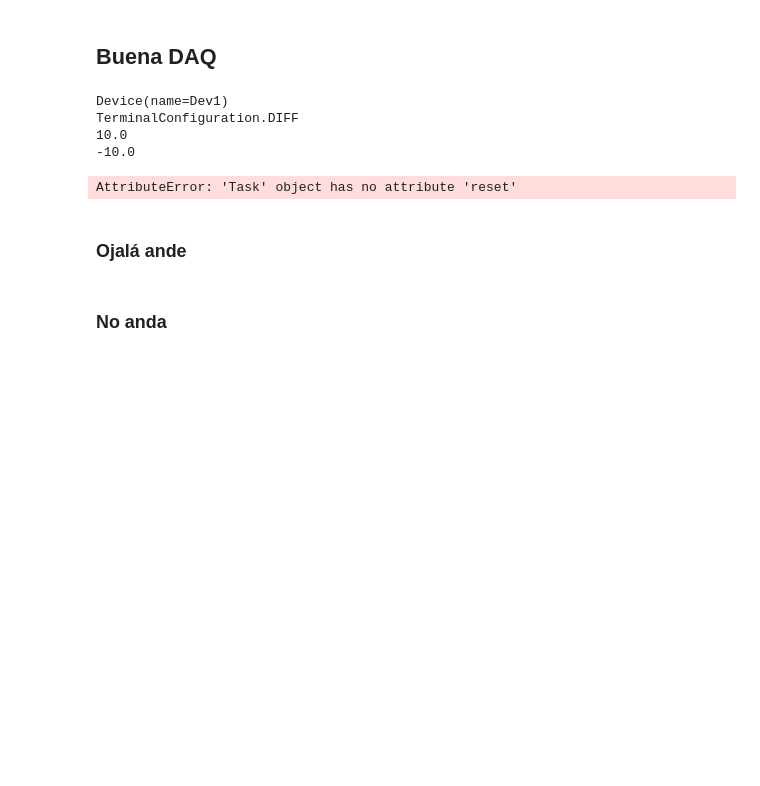
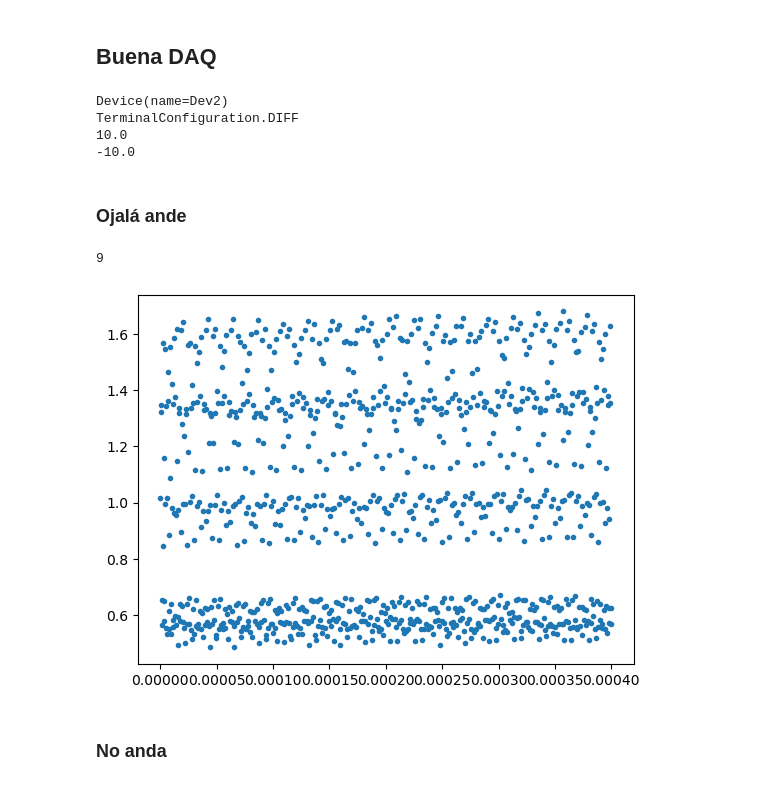
Before and after one commit to DelManuel/Magnetometro-optico, a Jupyter notebook: códigos/Codigo_para_medir_con_el_osciloscopio.ipynb, the cells around one changed output. Saved outputs shown, nothing was run; the diff lists cells and outputs as text; code cells hidden in the pictures; blank space fills up the shorter version.

```diff
--- a/códigos/Codigo_para_medir_con_el_osciloscopio.ipynb
+++ b/códigos/Codigo_para_medir_con_el_osciloscopio.ipynb
@@ -368,11 +368,11 @@ pickle.dump(dic, open(f'../mediciones/D.D/Barrido continua a {amp} V de amp sobr
 # configuramos una sinusoidal
 func.write("FUNC 0") # 1 Cuadrada, 0 para el seno
 # Seteamos el offset
-offset = 2
+offset = 1.3
 func.write(f'OFFS {offset}')
 
 # Seteamos la amplitud
-amp = 0.5
+amp = 0.1
 func.write(f'AMPL {amp} VP')
 
 # func.write('OUTE1')
@@ -469,12 +483,15 @@ def medir(duracion: float, fs: int, device_name: str, bounds = [0,10,0,10]) -> n
                              "nidaqmx.system.System.local().devices[0].name"
     """
 
-    cant_puntos = duracion*fs # Tiempo a medir por cantidadde puntos por segundo
+    cant_puntos = duracion*fs # Tiempo a medir por cantidad de puntos por segundo
 
     # Configuraciones del canal de medicion
     terminal_config = nidaqmx.constants.TerminalConfiguration.RSE
     sample_mode = nidaqmx.constants.AcquisitionType.FINITE
     samples_per_channel = nidaqmx.constants.READ_ALL_AVAILABLE
+
+    osc.write(f'HOR:SCA?')  # Send SCPI command to query the time scale
+    osc_time_scale = float(osc.read())  # Read the response from the oscilloscope
 
     with nidaqmx.Task() as task:
 
@@ -484,7 +501,7 @@ def medir(duracion: float, fs: int, device_name: str, bounds = [0,10,0,10]) -> n
                                              max_val=bounds[1],
                                              min_val=bounds[0])
 
-        task.ai_channels.add_ai_voltage_chan(f"{device_name}/ai3",
+        task.ai_channels.add_ai_voltage_chan(f"{device_name}/ai2",
                                              max_val=bounds[3],
                                              min_val=bounds[2])
 
@@ -494,20 +511,20 @@ def medir(duracion: float, fs: int, device_name: str, bounds = [0,10,0,10]) -> n
                                         sample_mode=sample_mode)
         t0 = time.time()
         datos = task.read(number_of_samples_per_channel=nidaqmx.constants.READ_ALL_AVAILABLE)
-        total = total + len(datos[0])
         t1 = time.time()
-        V_1= V_1 + datos[0]
-        V_2 = V_2 + datos[1]
-        print("%2.3fs %d %d %2.3f" % (t1-t0, len(datos), total, total/(t1-t0)))
+        V_1 = datos[0]
+        V_2 = datos[1]
+        # print("%2.3fs %d %d %2.3f" % (t1-t0, len(datos), total, total/(t1-t0)))
 
 
         datos = task.read(number_of_samples_per_channel=samples_per_channel)
-        T = np.linspace(0, t1-t0, len(datos))
+        T = np.linspace(0,8*osc_time_scale , len(datos[0]))
     return T, V_1, V_2
 
 def medir_continuo(duracion: float = 5,
                    fs: int = 300000,
-                   max_iter: int = 10) -> Tuple[np.ndarray]:
+                   max_iter: int = 10,
+                   bounds = [0,10,0,10]) -> Tuple[np.ndarray]:
 
     device_name = nidaqmx.system.System.local().devices[0].name
 
@@ -517,7 +534,7 @@ def medir_continuo(duracion: float = 5,
 
             t_0 = time.perf_counter()
 
-            y = medir(duracion, fs, device_name)
+            y = medir(duracion, fs, device_name, bounds)
 
             datos_y = np.concatenate([datos_y, y])
 
@@ -542,14 +559,12 @@ for device in system.devices:
     print(device)
 
 with nidaqmx.Task() as task:
-    ai_channel = task.ai_channels.add_ai_voltage_chan("Dev1/ai1",max_val=10,min_val=-10)
+    ai_channel = task.ai_channels.add_ai_voltage_chan("Dev2/ai1",max_val=10,min_val=-10)
     print(ai_channel.ai_term_cfg)
     print(ai_channel.ai_max)
     print(ai_channel.ai_min)
-    task.reset()
 # %% [output]
-Device(name=Dev1)
+Device(name=Dev2)
 TerminalConfiguration.DIFF
 10.0
 -10.0
-AttributeError: 'Task' object has no attribute 'reset'
@@ -559,26 +599,34 @@ AttributeError: 'Task' object has no attribute 'reset'
 # configuramos una sinusoidal
 func.write("FUNC 0") # 1 Cuadrada, 0 para el seno
 # Seteamos el offset
-offset = 2
+offset = 1.2
 func.write(f'OFFS {offset}')
 
 # Seteamos la amplitud
-amp = 0.5
+amp = 0.3
 func.write(f'AMPL {amp} VP')
 
 # func.write('OUTE1')
 freq = 10
 func.write(f'FREQ {freq}')
 # osc.write(f'HOR:SCA 0.05')
+# %% [output]
+9
 # %%
 device_name = nidaqmx.system.System.local().devices[0].name
 duracion = 8/freq
-fs = 300000
+fs = 50000
 
-T, V_1, V_2 = medir(duracion, fs, device_name, bounds = [0,10,0,10])
+dic = {}
+T, V_1, V_2 = medir_continuo(duracion, fs, device_name, bounds = [-5,5,-5,5])
 
 # Guardamos los datos
 dic[f"{freq}Hz"] = {"t_1":T, "V_1":V_1, "t_2":T, "V_2": V_2,"params": {'amp': amp, 'offset': offset},"R_fotodiodo":"1000 Ohms"}
+# %%
+plt.plot(T,V_1,".")
+plt.show()
+# %% [output]
+[figure, added]
 # %%
 # Guardamos los datos en un .pickle
 pickle.dump(dic, open(f'../mediciones/D.D/Tiempo de respuesta del laser/Barrido sinusoidal DAQ 08-06.pickle', 'wb'))
```
Also changed, not shown: parts of 4 cells of this notebook, 3 other files.
